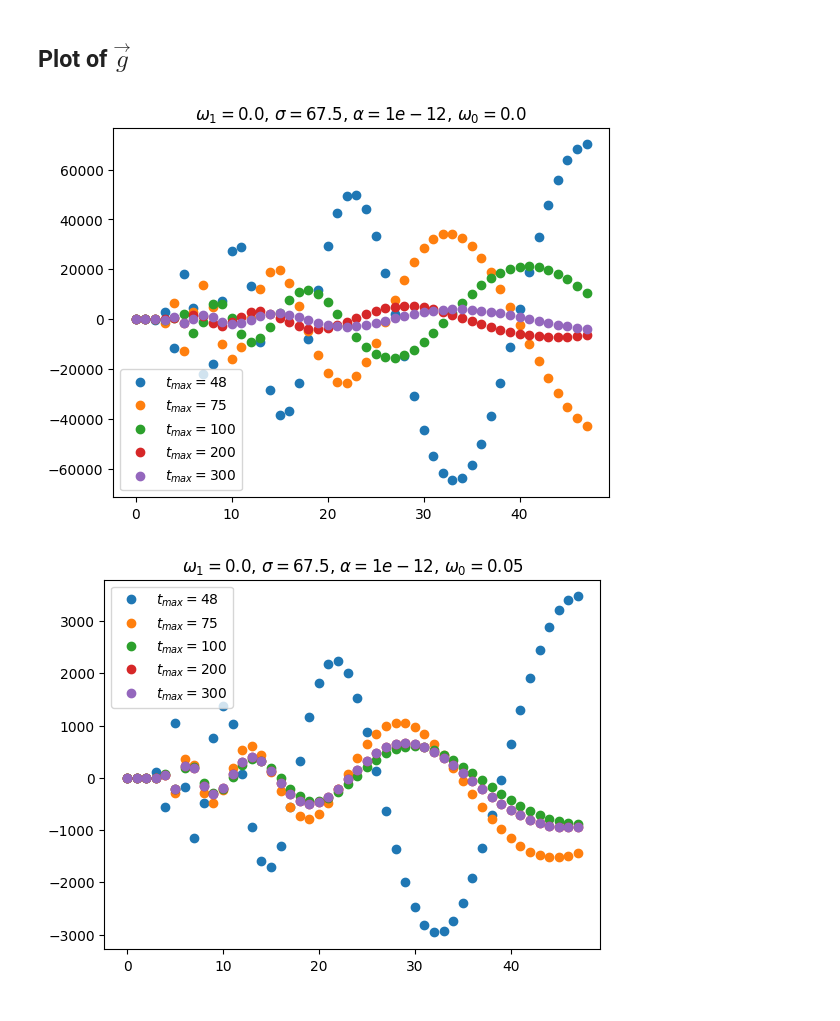
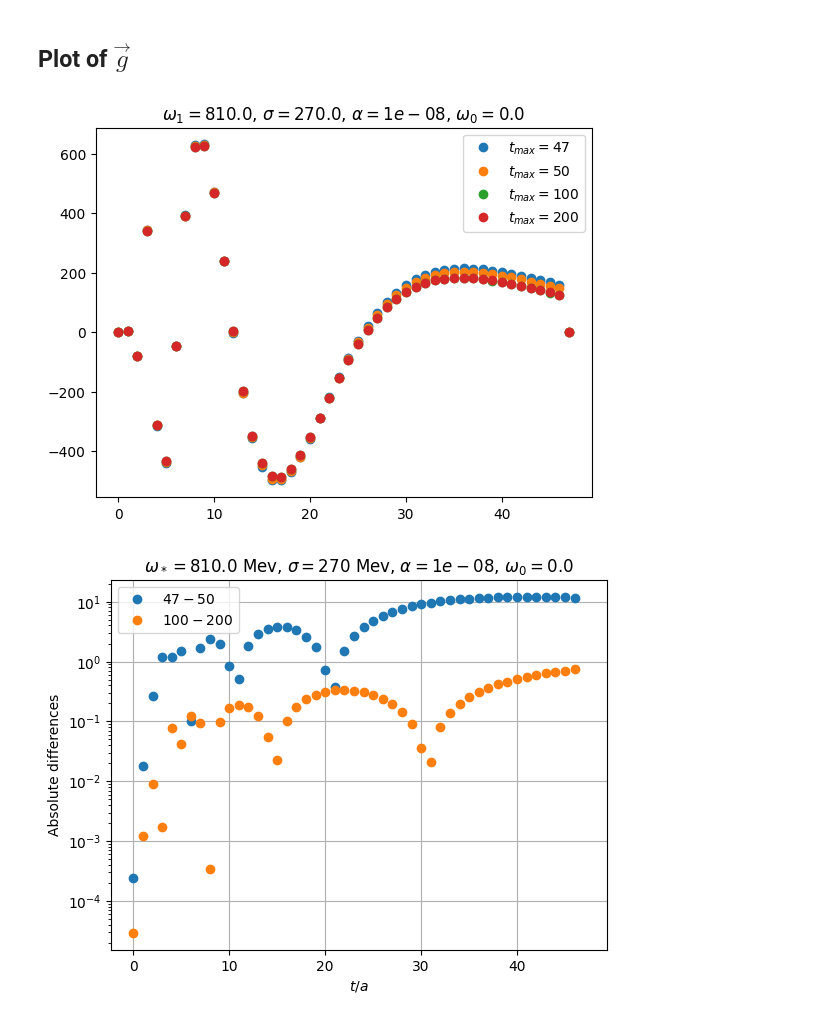
Before and after one commit to DiegoToniolo/Analysis_spectral_densities, a Jupyter notebook: sys_err_t_max.ipynb, the cells around one changed output. Drawn from its saved outputs; the diff is of its cells as text; code cells hidden in the pictures.

```diff
--- a/sys_err_t_max.ipynb
+++ b/sys_err_t_max.ipynb
@@ -175,12 +93,3 @@ data.close()
-# %%
-corr_func = Double_exp()
-
-times = np.arange(1, 48)
-corr = corr_func.f(times, par)
-cov_corr = np.zeros((len(times), len(times)))
-for t1 in times-1:
-    for t2 in times-1:
-        cov_corr[t1, t2] = corr_func.cov_matrix(t1, t2, par, cov)
 # %% [markdown]
 ### Study of $\vec g$
 # %%
@@ -330,22 +241,23 @@ for i in range(len(w0_list)):
 # %% [markdown]
 ## Plot of $\vec g$
 # %%
-w0_list = [0.0, 0.05, 0.1, 0.15]
-t_max_list = [48, 75, 100, 200, 300]
-w1_list = [0.0]
-alpha_list = [1.0e-6, 1.0e-9, 1.0e-12]
-sigma_list = np.array([135.0/2., 135, 270, 540, 810]) * 0.065 /197.3
+w0_list = [0.0]
+t_max_list = [47, 50, 100, 200]
+w1_list = [3 * 270 * 0.065 / 197.3]
+alpha_list = [1.0e-8]
+sigma_list = np.array([270]) * 0.065 /197.3
 
 g_vect = np.zeros((len(w0_list), len(alpha_list), len(t_max_list), len(sigma_list), len(w1_list), 48))
 for w0 in range(len(w0_list)):
     for alpha in range(len(alpha_list)):
         for t_max in range(len(t_max_list)):
-            r = Spectral_density(t_max_list[t_max], w0_list[w0], alpha_list[alpha])
             for sigma in range(len(sigma_list)):
                 for w1 in range(len(w1_list)):
-                    g_vect[w0, alpha, t_max, sigma, w1, :] = r.g(w1_list[w1], sigma_list[sigma])[0:48]
+                    r = SDnum(t_max_list[t_max], w0_list[w0], alpha_list[alpha], w1_list[w1], sigma_list[sigma])
+                    g = r.g()[0:47]
+                    for i in range(47):
+                        g_vect[w0, alpha, t_max, sigma, w1, i] = float(g[i])
 # %%
-sigma_list = np.array([135.0/2., 135, 270, 540, 810])
 for w1 in range(len(w1_list)):
     for alpha in range(len(alpha_list)):
         for sigma in range(len(sigma_list)):
@@ -353,17 +265,22 @@ for w1 in range(len(w1_list)):
                 for t_max in range(len(t_max_list)):
                     plt.plot(range(len(g_vect[w0, alpha, t_max, sigma, w1, :])), g_vect[w0, alpha, t_max, sigma, w1, :], "o", label = r"$t_{max} = $" + "{}".format(t_max_list[t_max]))
                 plt.legend()
-                plt.title(r"$\omega_1 = {}$, $\sigma = {}$, $\alpha = {}$, $\omega_0 = {}$".format(w1_list[w1], sigma_list[sigma], alpha_list[alpha], w0_list[w0]))
+                plt.title(r"$\omega_1 = {}$, $\sigma = {}$, $\alpha = {}$, $\omega_0 = {}$".format(w1_list[w1] * 197.3/0.065, sigma_list[sigma]*197.3/0.065, alpha_list[alpha], w0_list[w0]))
                 plt.show()
+# %% [output]
+[figure, added]
 # %%
-sigma_list = np.array([135.0/2., 135, 270, 540, 810])
+sigma_list = np.array([270])
 
 for w0 in range(len(w0_list)):
-    for t_max in range(len(t_max_list)):
-        plt.plot(range(len(g_vect[w0, 2, t_max, 0, 0, :])), g_vect[w0, 2, t_max, 0, 0, :], "o", label = r"$t_{max} = $" + "{}".format(t_max_list[t_max]))
+    plt.plot(range(len(g_vect[w0, 0, t_max, 0, 0, :])), np.abs(g_vect[w0, 0, 0, 0, 0, :] - g_vect[w0, 0, 1, 0, 0, :]), "o", label = r"$47 - 50$")
+    plt.plot(range(len(g_vect[w0, 0, t_max, 0, 0, :])), np.abs(g_vect[w0, 0, 2, 0, 0, :] - g_vect[w0, 0, 3, 0, 0, :]), "o", label = r"$100 - 200$")
     plt.legend()
-    plt.title(r"$\omega_1 = {}$, $\sigma = {}$, $\alpha = {}$, $\omega_0 = {}$".format(w1_list[0], sigma_list[0], alpha_list[2], w0_list[w0]))
+    plt.title(r"$\omega_* = {}$ Mev, $\sigma = {}$ Mev, $\alpha = {}$, $\omega_0 = {}$".format(w1_list[0]*197.3/0.065, sigma_list[0], alpha_list[0], w0_list[w0]))
+    plt.semilogy()
+    plt.xlabel(r"$t/a$")
+    plt.ylabel("Absolute differences")
+    plt.grid()
     plt.show()
 # %% [output]
-[figure, old version]
+[figure, new version]
-[figure, removed]
```
Also changed, not shown: parts of 11 cells of this notebook, 4 other files.
